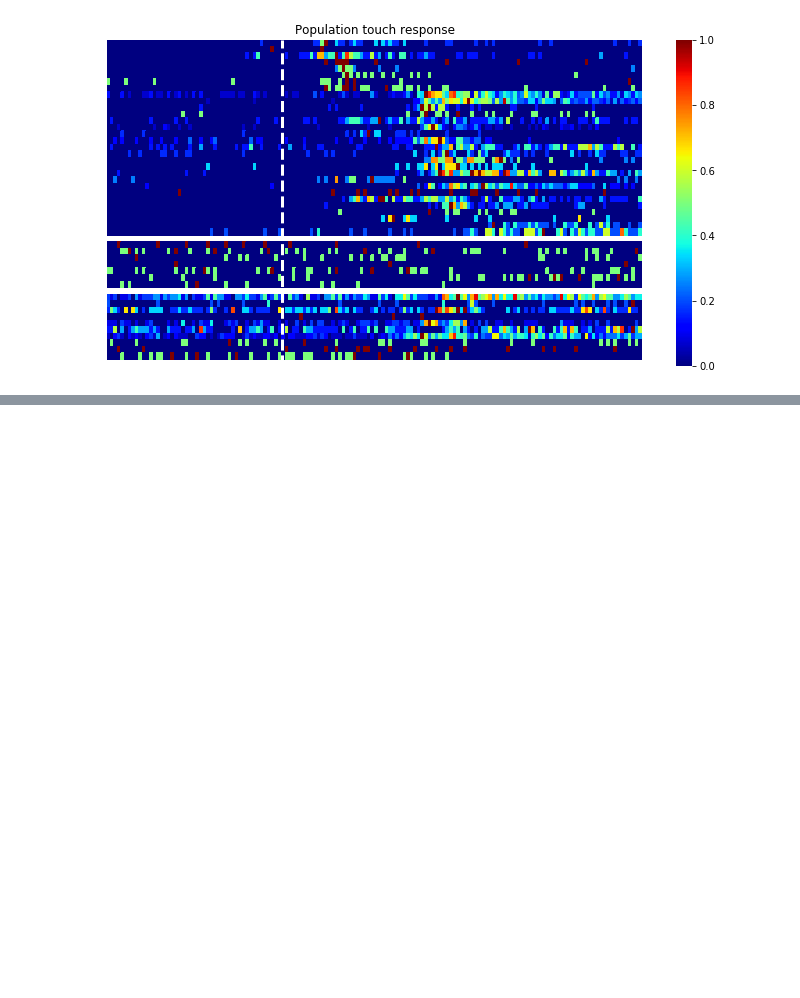
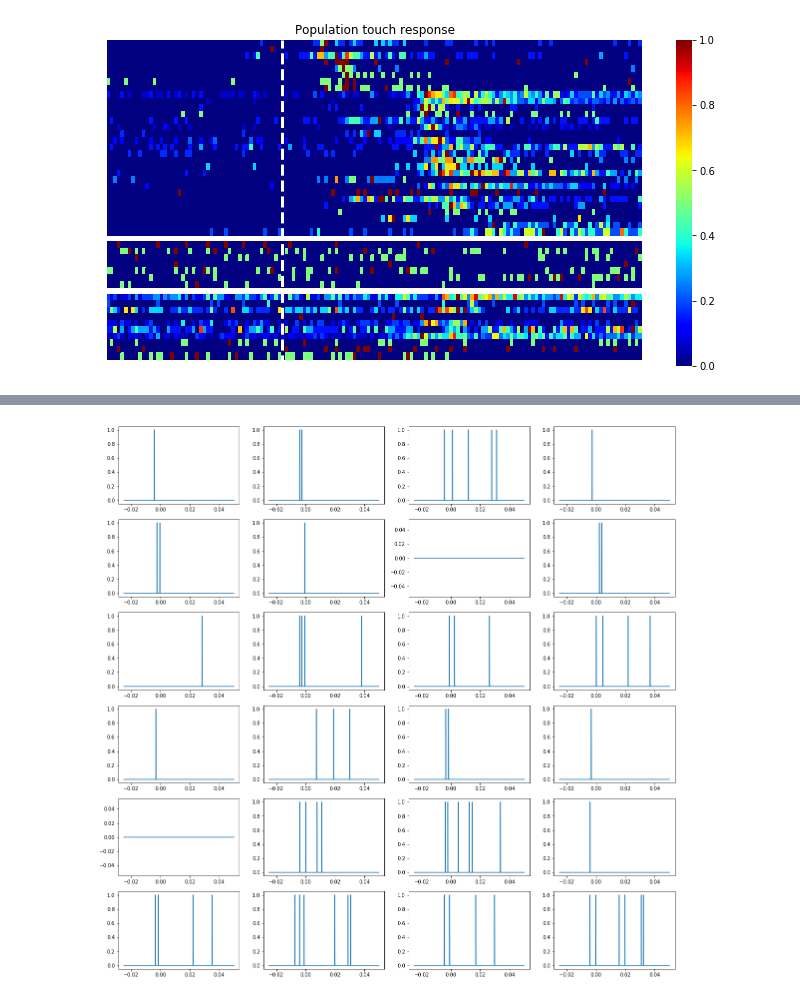
Before and after one commit to vathes/Hires-Gutnisky-2015, a Jupyter notebook: Notebooks/Hires-Gutnisky-2015 Example.ipynb, the cells around one changed output, grey strips where cells are left out. Drawn from its saved outputs; the diff is of its cells as text; code cells hidden in the pictures; blank space fills up the shorter version.

```diff
--- a/Notebooks/Hires-Gutnisky-2015 Example.ipynb
+++ b/Notebooks/Hires-Gutnisky-2015 Example.ipynb
@@ -266,0 +304,3 @@ ax.set_title('Population touch response');
+# %%
+spike_train, event_vec = (intracellular.TrialSegmentedSpikeTrain * behavior.TrialSegmentedBehavior & cell_key & seg_param_key).fetch(
+    'segmented_spike_train', 'segmented_touch_onset', order_by='trial_id')
@@ -266,0 +309,17 @@ ax.set_title('Population touch response');
+# %%
+tlim=(-0.025, 0.05)
+# %%
+spike_times = []
+for spikes, events in zip(spike_train, event_vec):
+    if (events > 0).any():
+        first_eve_idx = np.where(events == 1)[0][0] * 10
+        aligned_spk = spikes[int(first_eve_idx-500): int(first_eve_idx+1500)]
+        spike_times.append(aligned_spk)
+# %%
+tvec = np.linspace(tlim[0], tlim[1], 2000)
+# %%
+fig, axs = plt.subplots(6, 4, figsize=(20, 20))
+for s, ax in zip(spike_times, axs.flatten()):
+    ax.plot(tvec, s)
+# %% [output]
+[figure, added]
```
Also changed, not shown: parts of 28 cells of this notebook, 5 other files.
